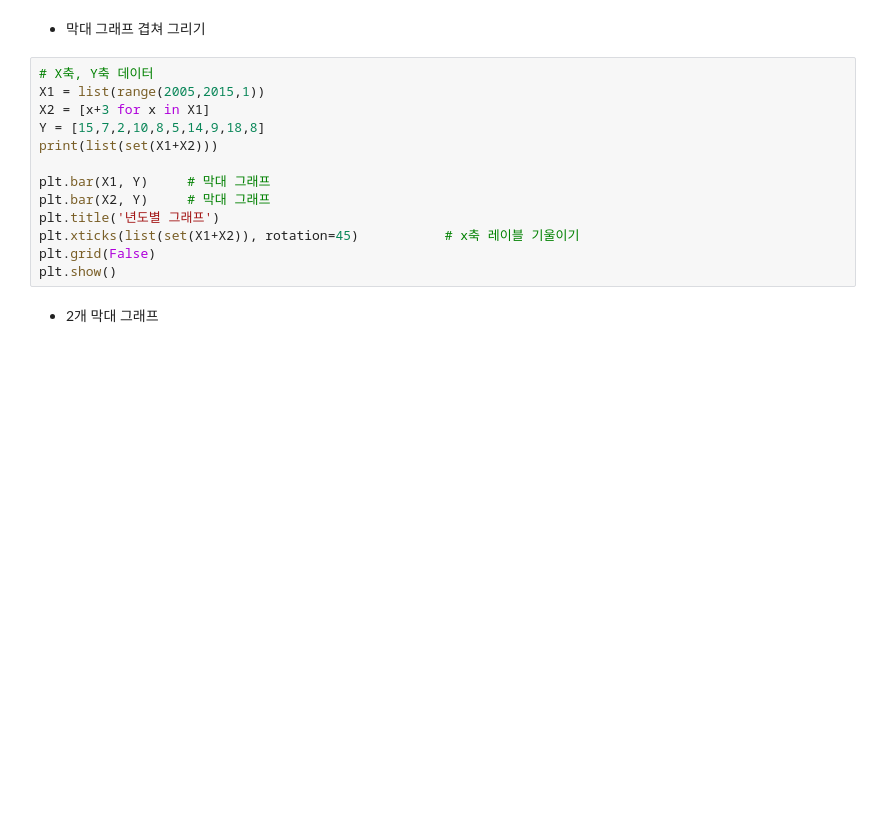
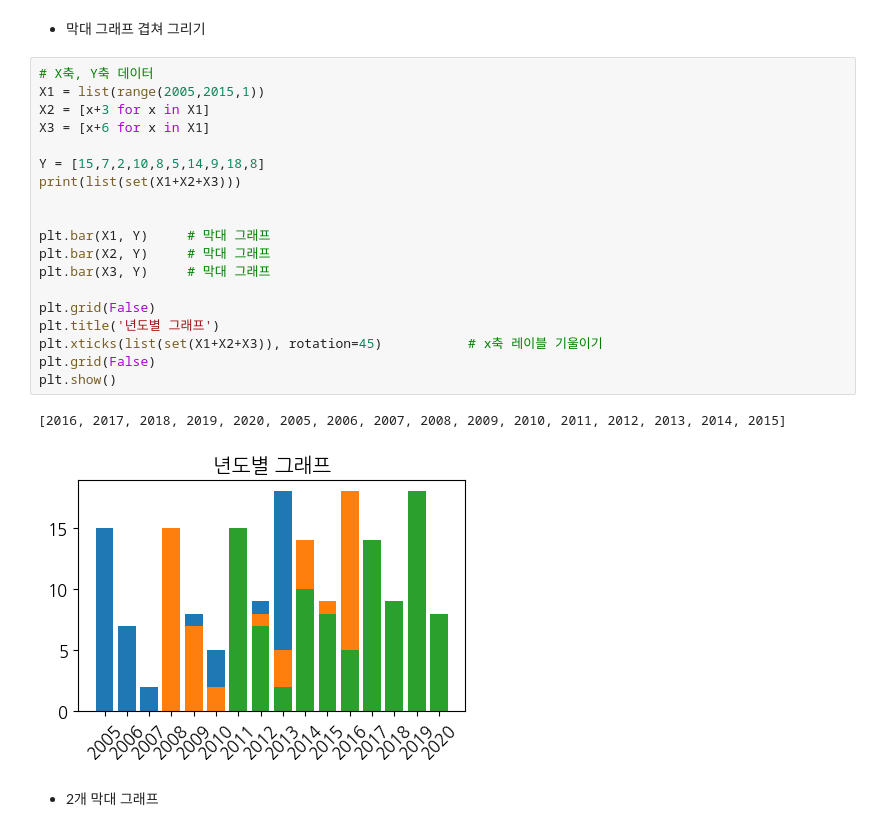
Before and after one commit to confeliz/2024_mirae_master, a Jupyter notebook: 2일차_탐색적데이터분석_기초_완성_hj.ipynb, the cells around one changed output. Drawn from its saved outputs; the diff is of its cells as text; blank space fills up the shorter version.

```diff
--- a/2일차_탐색적데이터분석_기초_완성_hj.ipynb
+++ b/2일차_탐색적데이터분석_기초_완성_hj.ipynb
@@ -393,16 +653,25 @@ plt.show()
 # %%
 # X축, Y축 데이터
 X1 = list(range(2005,2015,1))
 X2 = [x+3 for x in X1]
+X3 = [x+6 for x in X1]
+
 Y = [15,7,2,10,8,5,14,9,18,8]
-print(list(set(X1+X2)))
+print(list(set(X1+X2+X3)))
+
 
 plt.bar(X1, Y)     # 막대 그래프
 plt.bar(X2, Y)     # 막대 그래프
+plt.bar(X3, Y)     # 막대 그래프
+
+plt.grid(False)
 plt.title('년도별 그래프')
-plt.xticks(list(set(X1+X2)), rotation=45)           # x축 레이블 기울이기
+plt.xticks(list(set(X1+X2+X3)), rotation=45)           # x축 레이블 기울이기
 plt.grid(False)
 plt.show()
+# %% [output]
+[2016, 2017, 2018, 2019, 2020, 2005, 2006, 2007, 2008, 2009, 2010, 2011, 2012, 2013, 2014, 2015]
+[figure, added]
 # %% [markdown]
 - 2개 막대 그래프
 # %%
```
Also changed, not shown: parts of 72 cells of this notebook.
